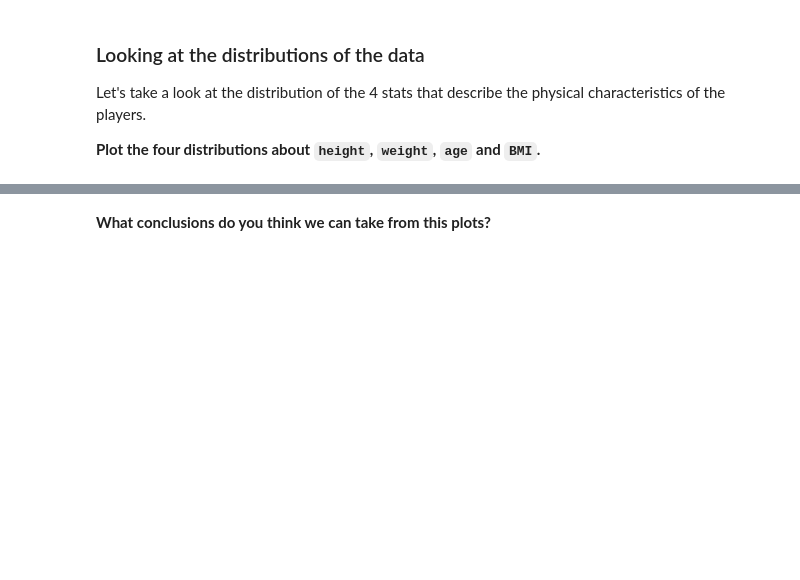
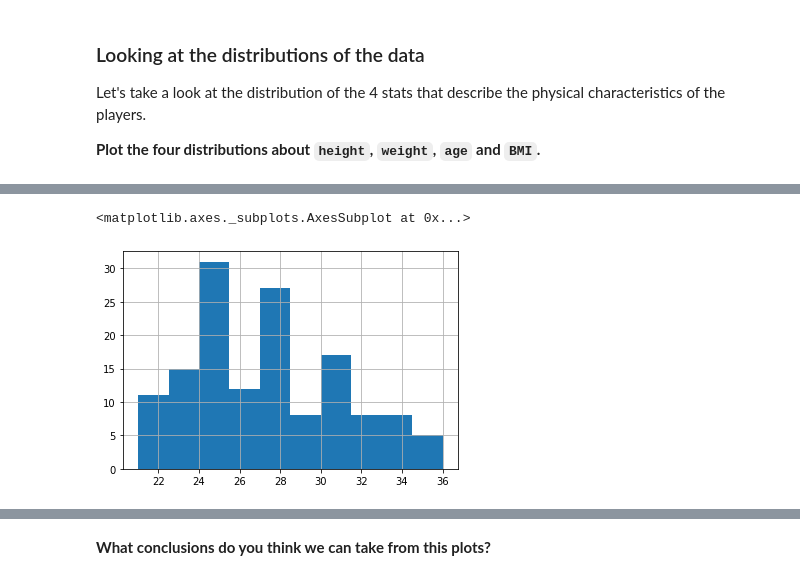
Before and after one commit to ironhack-datalabs/dataV2-labs, a Jupyter notebook: module-2/M2-mini-project2/your-code/2.-Exploratory-Data-Analysis.ipynb, the cells around one changed output, grey strips where cells are left out. Cells and saved outputs as stored; diff of their text form; code cells hidden in the pictures; blank space fills up the shorter version.

```diff
--- a/module-2/M2-mini-project2/your-code/2.-Exploratory-Data-Analysis.ipynb
+++ b/module-2/M2-mini-project2/your-code/2.-Exploratory-Data-Analysis.ipynb
@@ -36,0 +91,5 @@ Let's take a look at the distribution of the 4 stats that describe the physical
+# %%
+wnba['Age'].hist()
+# %% [output]
+<matplotlib.axes._subplots.AxesSubplot at 0x...>
+[figure, added]
```
Also changed, not shown: parts of 17 cells of this notebook, 4 other files.
